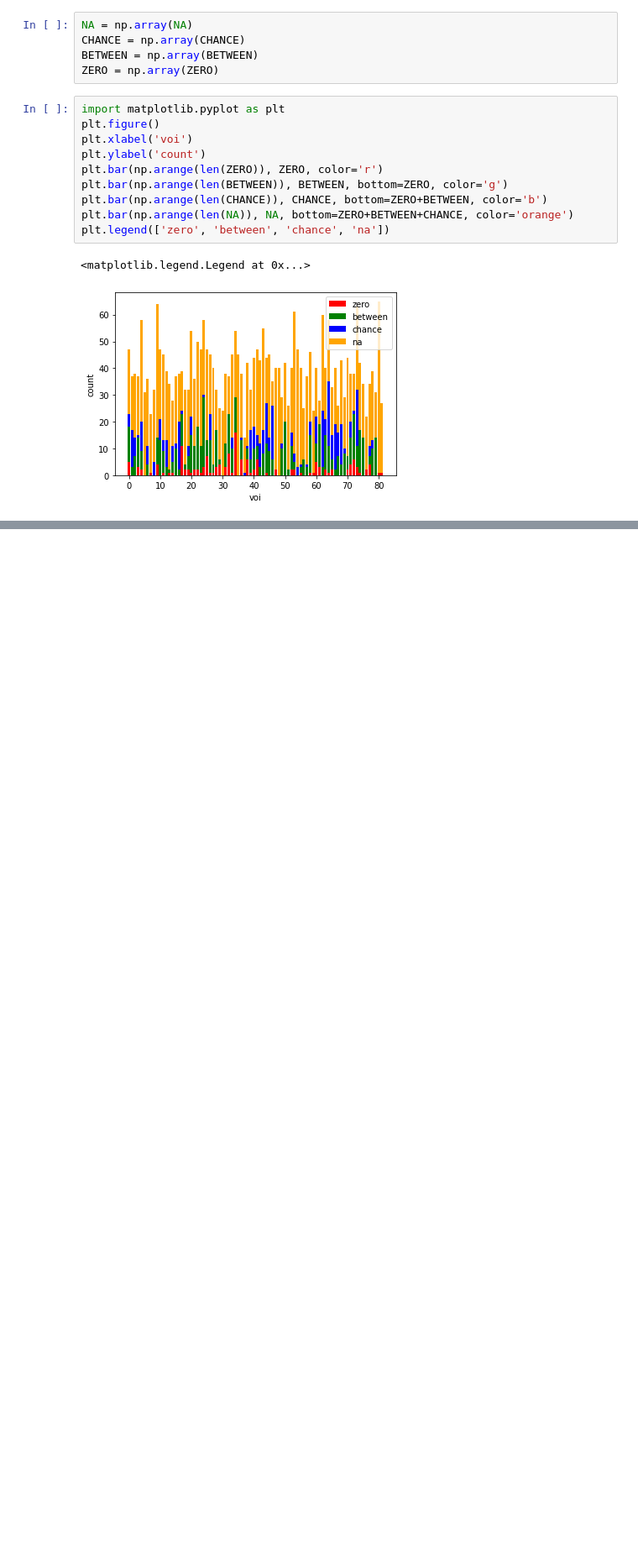
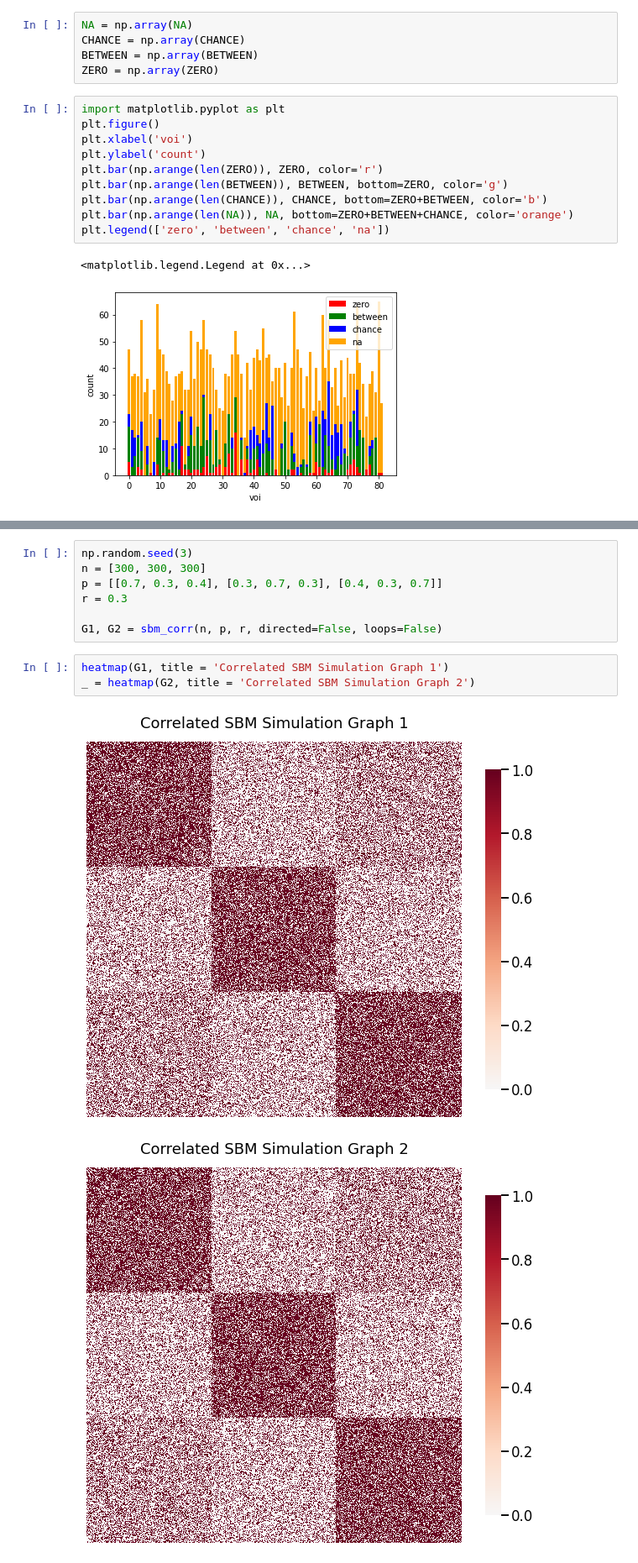
Before and after one commit to dtborders/archives, a Jupyter notebook: VNviaSGM_Proof.ipynb, the cells around one changed output, grey strips where cells are left out. Shown: that part at 84% size. Drawn from its saved outputs; the diff is of its cells as text; blank space fills up the shorter version.

```diff
--- a/VNviaSGM_Proof.ipynb
+++ b/VNviaSGM_Proof.ipynb
@@ -228,0 +225,13 @@ array([[0., 0., 0., 0., 0.],
+# %%
+np.random.seed(3)
+n = [300, 300, 300]
+p = [[0.7, 0.3, 0.4], [0.3, 0.7, 0.3], [0.4, 0.3, 0.7]]
+r = 0.3
+
+G1, G2 = sbm_corr(n, p, r, directed=False, loops=False)
+# %%
+heatmap(G1, title = 'Correlated SBM Simulation Graph 1')
+_ = heatmap(G2, title = 'Correlated SBM Simulation Graph 2')
+# %% [output]
+[figure, added]
+[figure, added]
```
Also changed, not shown: parts of 7 cells of this notebook.
